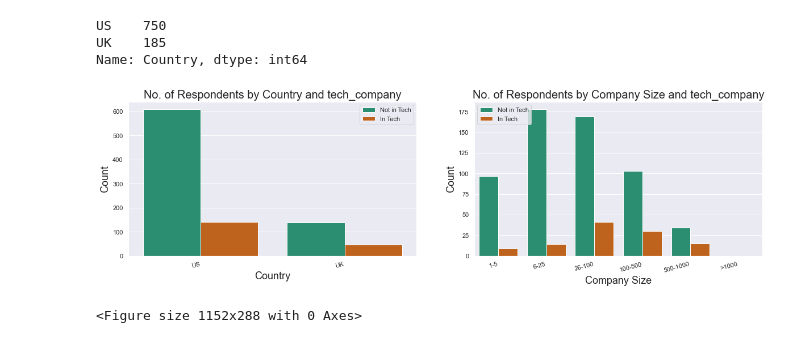
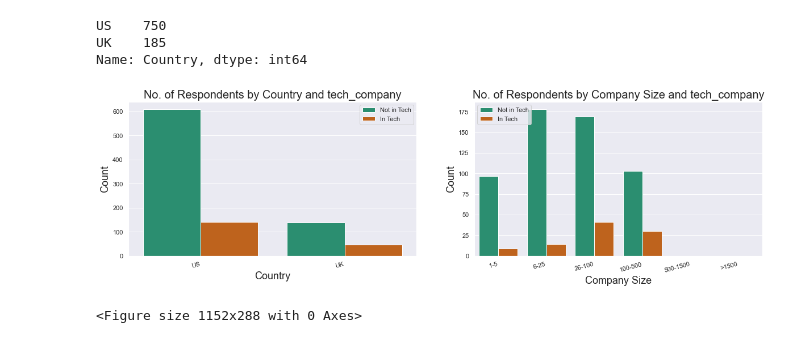
Before and after one commit to TVaibhavi/Data-1202-Final-Assignment, a Jupyter notebook: analysis-of-mental-health-in-tech-survey_Task2.ipynb, the cells around one changed output. Saved outputs shown, nothing was run; the diff lists cells and outputs as text; code cells hidden in the pictures.

```diff
--- a/analysis-of-mental-health-in-tech-survey_Task2.ipynb
+++ b/analysis-of-mental-health-in-tech-survey_Task2.ipynb
@@ -173,27 +173,27 @@ Name: Country, dtype: int64
 # %%
 fig, (ax1, ax2) = plt.subplots(nrows=1, ncols=2)
 plt.figure(figsize = (16,4))
 fig.set_figheight(5)
 fig.set_figwidth(20)
 plt.subplots_adjust(wspace = 0)
 # plt.suptitle('Main Title')
 
 # No of respondents by Country
 sns.countplot(x = survey_df['Country'], hue = survey_df['tech_company'], ax=ax1, palette="Dark2")
 ax1.set_title('No. of Respondents by Country and tech_company', fontsize = 20)
 ax1.set_xticklabels(ax1.get_xticklabels(), rotation=15, ha="right")
 ax1.set_xlabel('Country', fontsize = 18)
 ax1.set_ylabel('Count', fontsize = 18)
 ax1.legend(['Not in Tech', 'In Tech'])
 
 # No of respondents by Company Size
 sns.countplot(x = survey_df['no_employees'], hue = survey_df['tech_company'], ax=ax2,
-              order = ['1-5', '6-25', '26-100', '100-500', '500-1000', '>1000'], palette="Dark2")
+              order = ['1-5', '6-25', '26-100', '100-500', '500-1500', '>1500'], palette="Dark2")
 ax2.set_title('No. of Respondents by Company Size and tech_company', fontsize = 20)
 ax2.set_xticklabels(ax2.get_xticklabels(), rotation=15, ha="right")
 ax2.set_xlabel('Company Size', fontsize = 18)
 ax2.set_ylabel('Count', fontsize = 18)
 ax2.legend(['Not in Tech', 'In Tech']);
 # %% [output]
-[figure, old version]
+[figure, new version]
 <Figure size 1152x288 with 0 Axes>
```
